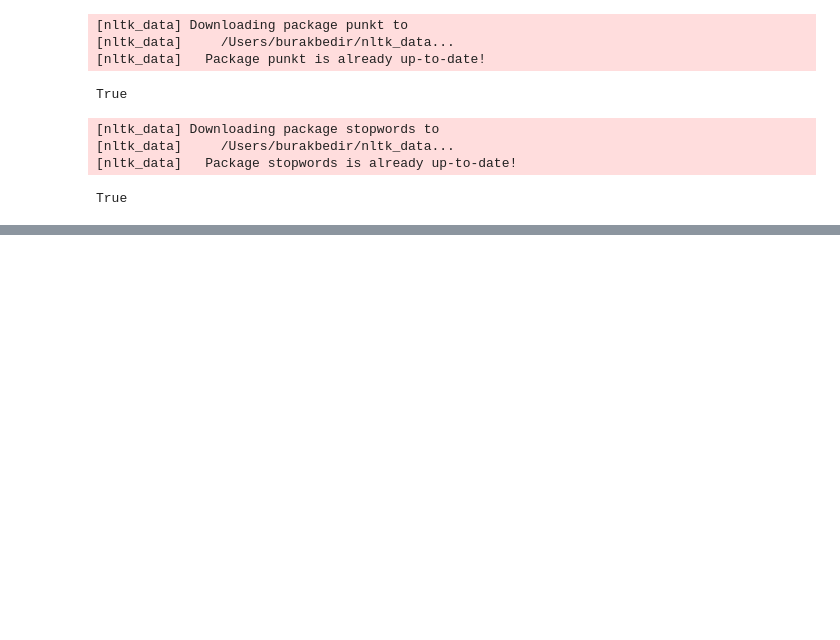
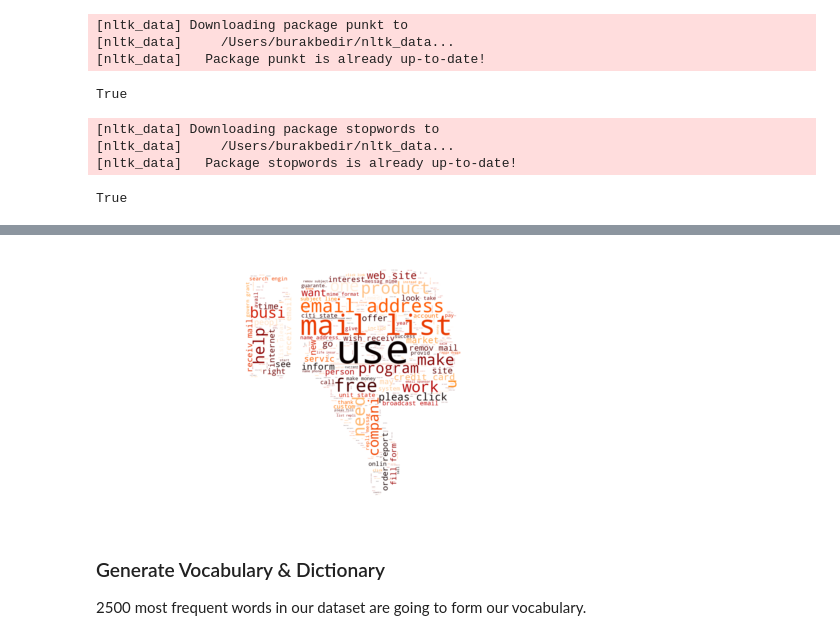
Before and after one commit to burakbdr/Spam-Filter-Classifier, a Jupyter notebook: preprocessing.ipynb, the cells around one changed output, grey strips where cells are left out. Cells and saved outputs as stored; diff of their text form; code cells hidden in the pictures; blank space fills up the shorter version.

```diff
--- a/preprocessing.ipynb
+++ b/preprocessing.ipynb
@@ -289,0 +443,3 @@ True
+# %%
+nested_list_spam = nested_list.loc[doc_ids_spam]
+nested_list_spam.shape
@@ -289,0 +469,5 @@ True
+# %%
+flat_list_spam = [item for sublist in nested_list_spam for item in sublist]
+spam_words = pd.Series(flat_list_spam).value_counts()
+
+spam_words.shape[0]
@@ -289,0 +510,24 @@ True
+# %%
+icon = Image.open(thums_down_file)
+image_mask = Image.new(mode='RGB', size=icon.size, color=(255,255,255))
+image_mask.paste(icon, box=icon)
+
+rgb_array = np.array(image_mask) #converts the image object to an array
+
+spam_str = ' '.join(flat_list_spam)
+
+word_cloud = WordCloud(mask=rgb_array, background_color='white', max_words=400, colormap='gist_heat')
+
+word_cloud.generate(spam_str)
+
+
+plt.figure(figsize=[16,8])
+plt.imshow(word_cloud, interpolation='bilinear')
+plt.axis('off')
+plt.show()
+# %% [output]
+[figure, added]
+# %% [markdown]
+### Generate Vocabulary & Dictionary
+
+2500 most frequent words in our dataset are going to form our vocabulary.
```
Also changed, not shown: parts of 36 cells of this notebook.
